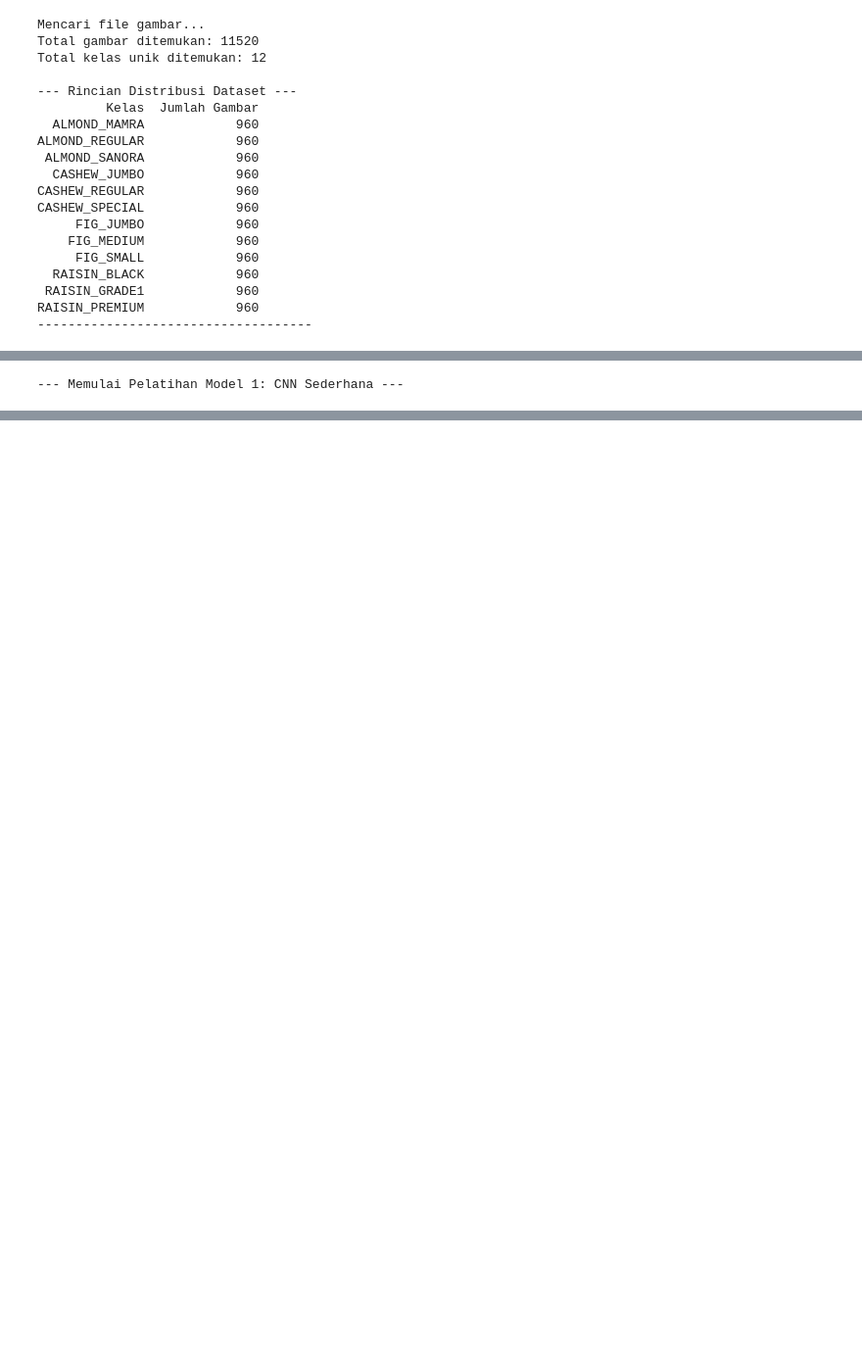
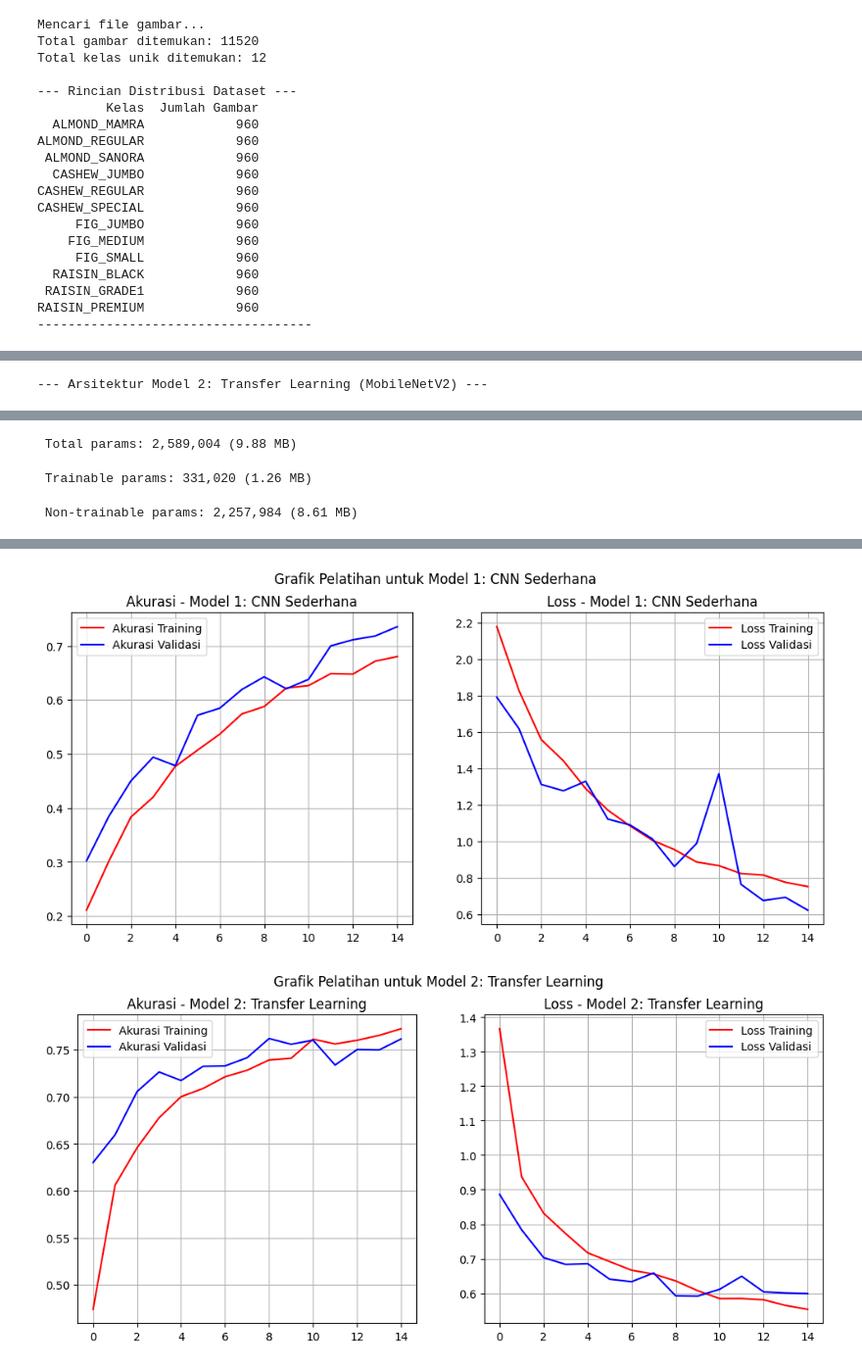
Before and after one commit to fauzi-tsani/Deep-Learning-Classification-of-Dry-Fruits, a Jupyter notebook: notebook1.ipynb, the cells around one changed output, grey strips where cells are left out. Shown at 98% size. Saved outputs shown, nothing was run; the diff lists cells and outputs as text; code cells hidden in the pictures; blank space fills up the shorter version.

Commit message:
success build and evaluate

```diff
--- a/notebook1.ipynb
+++ b/notebook1.ipynb
@@ -171,8 +180,16 @@ Model: "sequential_3"
  Non-trainable params: 0 (0.00 B)
 # %%
 
-# --- 3. Model 2: Transfer Learning dengan MobileNetV2 ---
+# --- 4. Model 2: Transfer Learning dengan MobileNetV2 ---
 def create_transfer_model():
+    # Definisikan augmentasi di dalam fungsi agar tidak terjadi konflik
+    data_augmentation = Sequential([
+        RandomFlip("horizontal"),
+        RandomRotation(0.2),
+        RandomZoom(0.2),
+        RandomTranslation(height_factor=0.2, width_factor=0.2),
+    ], name="data_augmentation")
+
     base_model = MobileNetV2(input_shape=(IMG_WIDTH, IMG_HEIGHT, 3),
                              include_top=False,
                              weights='imagenet')
@@ -180,16 +197,16 @@ def create_transfer_model():
 
     model = Sequential([
         Input(shape=(IMG_WIDTH, IMG_HEIGHT, 3)),
+        Rescaling(1./255), # Penskalaan sebagai layer pertama
+        data_augmentation,
         base_model,
         GlobalAveragePooling2D(),
         Dense(256, activation='relu'),
         Dropout(0.5),
-        # Lapisan output diubah untuk 12 kelas dengan aktivasi softmax
         Dense(NUM_CLASSES, activation='softmax')
     ])
-
     model.compile(optimizer=Adam(learning_rate=0.001),
-                  loss='categorical_crossentropy', # Loss diubah untuk multi-kelas
+                  loss='categorical_crossentropy',
                   metrics=['accuracy'])
     return model
 
@@ -223,34 +216,58 @@ Model: "sequential_6"
 # %%
 
-# --- 4. Pelatihan dan Evaluasi ---
-EPOCHS = 15 # Epochs bisa ditambah untuk hasil yang lebih baik
+# --- 5. Pelatihan dan Evaluasi ---
+EPOCHS = 15
 
 print("\n--- Memulai Pelatihan Model 1: CNN Sederhana ---")
 history_1 = model_1.fit(
-    train_generator,
-    steps_per_epoch=train_generator.samples // BATCH_SIZE,
-    validation_data=validation_generator,
-    validation_steps=validation_generator.samples // BATCH_SIZE,
+    train_dataset,
+    validation_data=val_dataset,
     epochs=EPOCHS,
     verbose=1
 )
 
 print("\n--- Memulai Pelatihan Model 2: Transfer Learning ---")
 history_2 = model_2.fit(
-    train_generator,
-    steps_per_epoch=train_generator.samples // BATCH_SIZE,
-    validation_data=validation_generator,
-    validation_steps=validation_generator.samples // BATCH_SIZE,
+    train_dataset,
+    validation_data=val_dataset,
     epochs=EPOCHS,
     verbose=1
 )
 
 print("\n--- Evaluasi Model pada Data Validasi ---")
-# Evaluasi dilakukan pada validation set karena tidak ada test set terpisah
-eval_1 = model_1.evaluate(validation_generator)
-eval_2 = model_2.evaluate(validation_generator)
+eval_1 = model_1.evaluate(val_dataset)
+eval_2 = model_2.evaluate(val_dataset)
 
 print(f"Hasil Model 1 (CNN Sederhana) -> Loss: {eval_1[0]:.4f}, Akurasi: {eval_1[1]*100:.2f}%")
 print(f"Hasil Model 2 (Transfer Learning) -> Loss: {eval_2[0]:.4f}, Akurasi: {eval_2[1]*100:.2f}%")
+
+# --- 6. Visualisasi Hasil ---
+def plot_history(history, title):
+    acc = history.history['accuracy']
+    val_acc = history.history['val_accuracy']
+    loss = history.history['loss']
+    val_loss = history.history['val_loss']
+    epochs_range = range(len(acc))
+
+    plt.figure(figsize=(12, 5))
+    plt.subplot(1, 2, 1)
+    plt.plot(epochs_range, acc, 'r', label='Akurasi Training')
+    plt.plot(epochs_range, val_acc, 'b', label='Akurasi Validasi')
+    plt.title(f'Akurasi - {title}')
+    plt.legend()
+    plt.grid(True)
+
+    plt.subplot(1, 2, 2)
+    plt.plot(epochs_range, loss, 'r', label='Loss Training')
+    plt.plot(epochs_range, val_loss, 'b', label='Loss Validasi')
+    plt.title(f'Loss - {title}')
+    plt.legend()
+    plt.grid(True)
+
+    plt.suptitle(f"Grafik Pelatihan untuk {title}")
+    plt.show()
+
+plot_history(history_1, "Model 1: CNN Sederhana")
+plot_history(history_2, "Model 2: Transfer Learning")
 # %% [output]
---- Memulai Pelatihan Model 1: CNN Sederhana ---
+--- Arsitektur Model 2: Transfer Learning (MobileNetV2) ---
@@ -261,0 +294,3 @@ KeyboardInterrupt:
+ Total params: 2,589,004 (9.88 MB)
+ Trainable params: 331,020 (1.26 MB)
+ Non-trainable params: 2,257,984 (8.61 MB)
@@ -261,0 +314,2 @@ KeyboardInterrupt:
+[figure, added]
+[figure, added]
```
Also changed, not shown: parts of 8 cells of this notebook.
